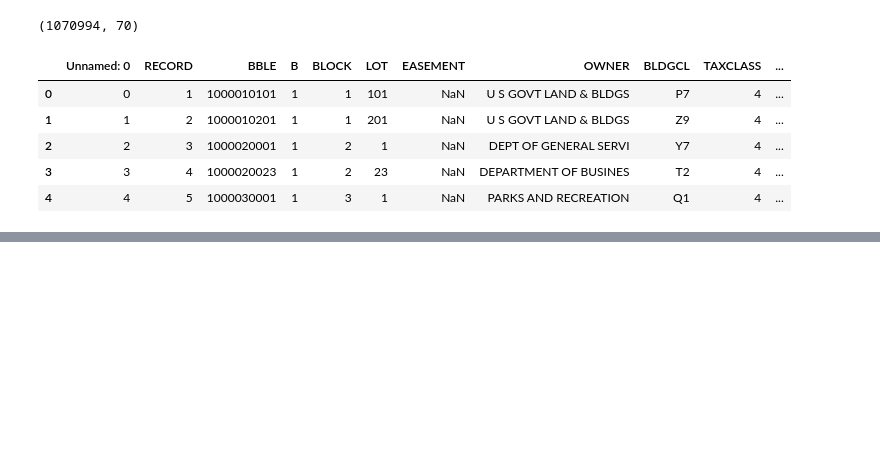
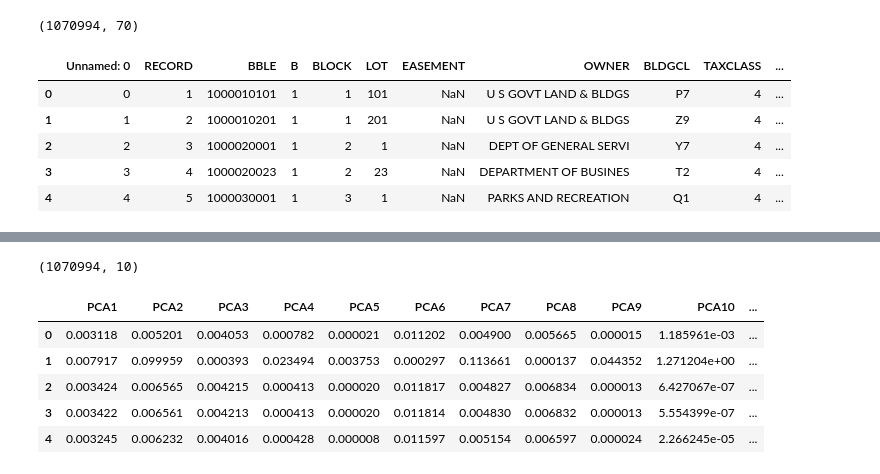
Before and after one commit to moiseiskalua/Business-Analytics, a Jupyter notebook: Fraud Analytics/Project-Modelagem.ipynb, the cells around one changed output, grey strips where cells are left out. Cells and saved outputs as stored; diff of their text form; code cells hidden in the pictures; blank space fills up the shorter version.

```diff
--- a/Fraud Analytics/Project-Modelagem.ipynb
+++ b/Fraud Analytics/Project-Modelagem.ipynb
@@ -779,0 +944,28 @@ df_score1.head()
+# %%
+# Shape
+df_previsoes.shape
+# %% [output]
+(1070994, 10)
+# %%
+# Colunas do PCA
+cols_pca = ['PCA' + str(i) for i in range(1,11)]
+# %%
+# Dataframe
+df_autoencod = pd.DataFrame(0, index = np.arange(len(df_previsoes)), columns = cols_pca)
+# %%
+# Loop
+for i in range(0,10):
+    df_autoencod.iloc[:,i] = (df_previsoes.iloc[:,i] - df_pca_scaled_z.iloc[:,i]) ** 2
+# %%
+# Calcula o score 2
+df_autoencod['Fraud Score 2'] = df_autoencod[cols_pca].sum(axis = 1) ** (1 / 2)
+# %%
+# Visualiza
+df_autoencod.head()
+# %% [output]
+|  | PCA1 | PCA2 | PCA3 | PCA4 | PCA5 | PCA6 | PCA7 | PCA8 | PCA9 | PCA10 | ... |
+| 0 | 0.003118 | 0.005201 | 0.004053 | 0.000782 | 0.000021 | 0.011202 | 0.004900 | 0.005665 | 0.000015 | 1.185961e-03 | ... |
+| 1 | 0.007917 | 0.099959 | 0.000393 | 0.023494 | 0.003753 | 0.000297 | 0.113661 | 0.000137 | 0.044352 | 1.271204e+00 | ... |
+| 2 | 0.003424 | 0.006565 | 0.004215 | 0.000413 | 0.000020 | 0.011817 | 0.004827 | 0.006834 | 0.000013 | 6.427067e-07 | ... |
+| 3 | 0.003422 | 0.006561 | 0.004213 | 0.000413 | 0.000020 | 0.011814 | 0.004830 | 0.006832 | 0.000013 | 5.554399e-07 | ... |
+| 4 | 0.003245 | 0.006232 | 0.004016 | 0.000428 | 0.000008 | 0.011597 | 0.005154 | 0.006597 | 0.000024 | 2.266245e-05 | ... |
```
Also changed, not shown: parts of 35 cells of this notebook, 7 other files.
